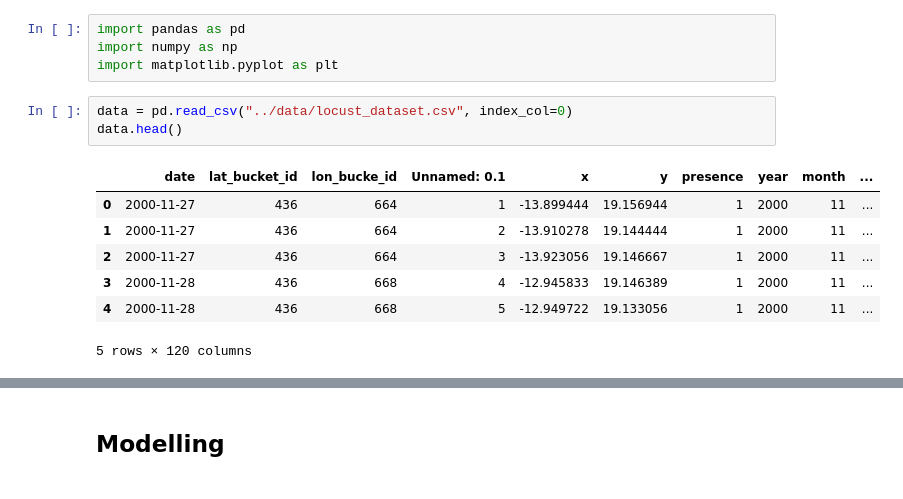
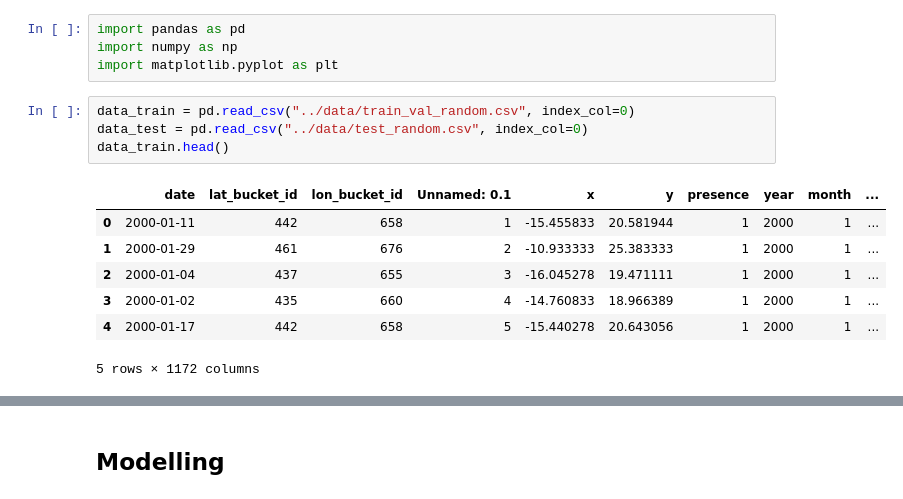
Before and after one commit to instadeepai/locust-predict, a Jupyter notebook: notebooks/Locust-Prediction-Modelling.ipynb, the cells around one changed output, grey strips where cells are left out. Saved outputs shown, nothing was run; the diff lists cells and outputs as text.

```diff
--- a/notebooks/Locust-Prediction-Modelling.ipynb
+++ b/notebooks/Locust-Prediction-Modelling.ipynb
@@ -5,13 +10,14 @@ import pandas as pd
 import numpy as np
 import matplotlib.pyplot as plt
 # %%
-data = pd.read_csv("../data/locust_dataset.csv", index_col=0)
-data.head()
+data_train = pd.read_csv("../data/train_val_random.csv", index_col=0)
+data_test = pd.read_csv("../data/test_random.csv", index_col=0)
+data_train.head()
 # %% [output]
-|  | date | lat_bucket_id | lon_bucke_id | Unnamed: 0.1 | x | y | presence | year | month | ... |
-| 0 | 2000-11-27 | 436 | 664 | 1 | -13.899444 | 19.156944 | 1 | 2000 | 11 | ... |
-| 1 | 2000-11-27 | 436 | 664 | 2 | -13.910278 | 19.144444 | 1 | 2000 | 11 | ... |
-| 2 | 2000-11-27 | 436 | 664 | 3 | -13.923056 | 19.146667 | 1 | 2000 | 11 | ... |
-| 3 | 2000-11-28 | 436 | 668 | 4 | -12.945833 | 19.146389 | 1 | 2000 | 11 | ... |
-| 4 | 2000-11-28 | 436 | 668 | 5 | -12.949722 | 19.133056 | 1 | 2000 | 11 | ... |
+|  | date | lat_bucket_id | lon_bucket_id | Unnamed: 0.1 | x | y | presence | year | month | ... |
+| 0 | 2000-01-11 | 442 | 658 | 1 | -15.455833 | 20.581944 | 1 | 2000 | 1 | ... |
+| 1 | 2000-01-29 | 461 | 676 | 2 | -10.933333 | 25.383333 | 1 | 2000 | 1 | ... |
+| 2 | 2000-01-04 | 437 | 655 | 3 | -16.045278 | 19.471111 | 1 | 2000 | 1 | ... |
+| 3 | 2000-01-02 | 435 | 660 | 4 | -14.760833 | 18.966389 | 1 | 2000 | 1 | ... |
+| 4 | 2000-01-17 | 442 | 658 | 5 | -15.440278 | 20.643056 | 1 | 2000 | 1 | ... |
-5 rows × 120 columns
+5 rows × 1172 columns
```
Also changed, not shown: parts of 32 cells of this notebook.
